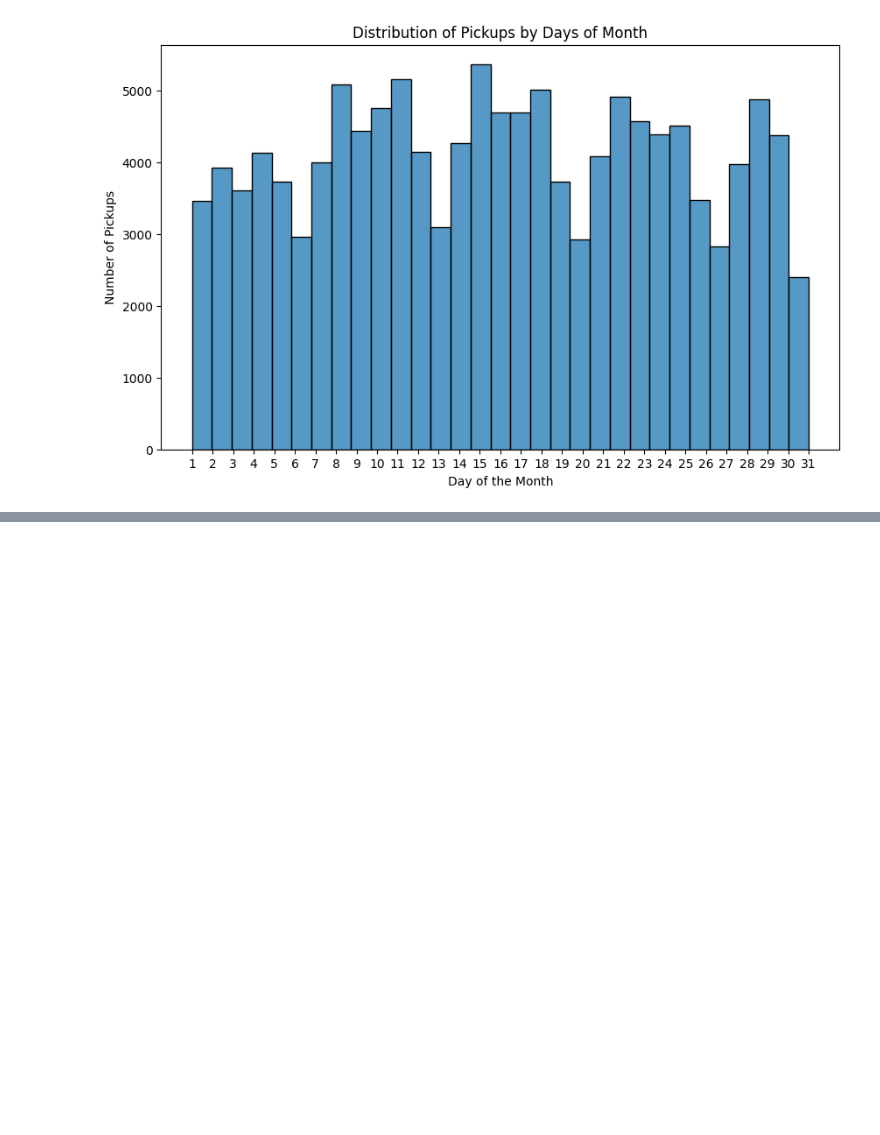
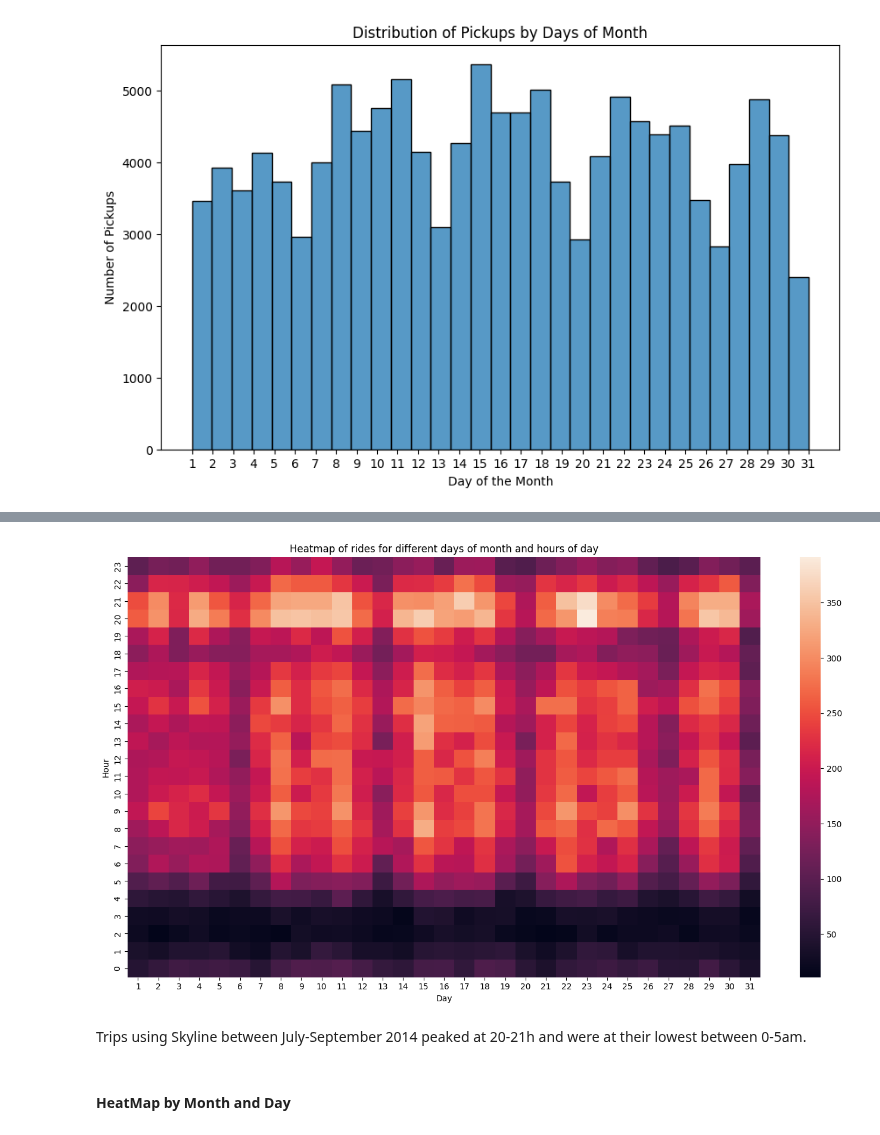
Before and after one commit to savicm5/mlProject, a Jupyter notebook: src/06_other_skyline.ipynb, the cells around one changed output, grey strips where cells are left out. Saved outputs shown, nothing was run; the diff lists cells and outputs as text; code cells hidden in the pictures; blank space fills up the shorter version.

```diff
--- a/src/06_other_skyline.ipynb
+++ b/src/06_other_skyline.ipynb
@@ -174,0 +182,2 @@ plot_rides_by_day_of_month(data)
+# %%
+data_agg_day_hour = data.groupby(['Day','Hour']).size().unstack(level=0)
@@ -174,0 +206,18 @@ plot_rides_by_day_of_month(data)
+# %%
+data_agg_day_hour = data_agg_day_hour.reindex(index=sorted(data_agg_day_hour.index, reverse=True))
+# %%
+plt.figure(figsize=(14,8))
+
+sns.heatmap(data=data_agg_day_hour,annot=False)
+
+plt.title('Heatmap of rides for different days of month and hours of day')
+
+plt.tight_layout()
+
+plt.show()
+# %% [output]
+[figure, added]
+# %% [markdown]
+Trips using Skyline between July-September 2014 peaked at 20-21h and were at their lowest between 0-5am.
+# %% [markdown]
+#### HeatMap by Month and Day
```
Also changed, not shown: parts of 29 cells of this notebook.
